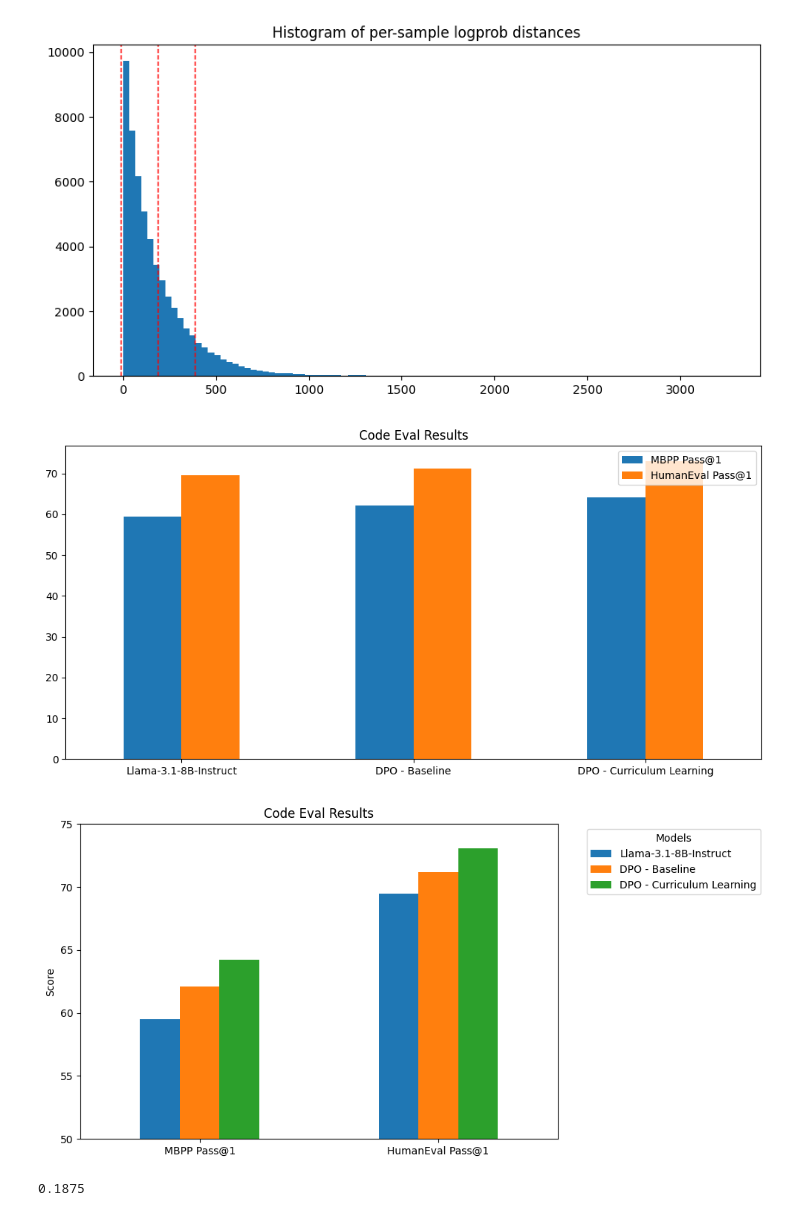
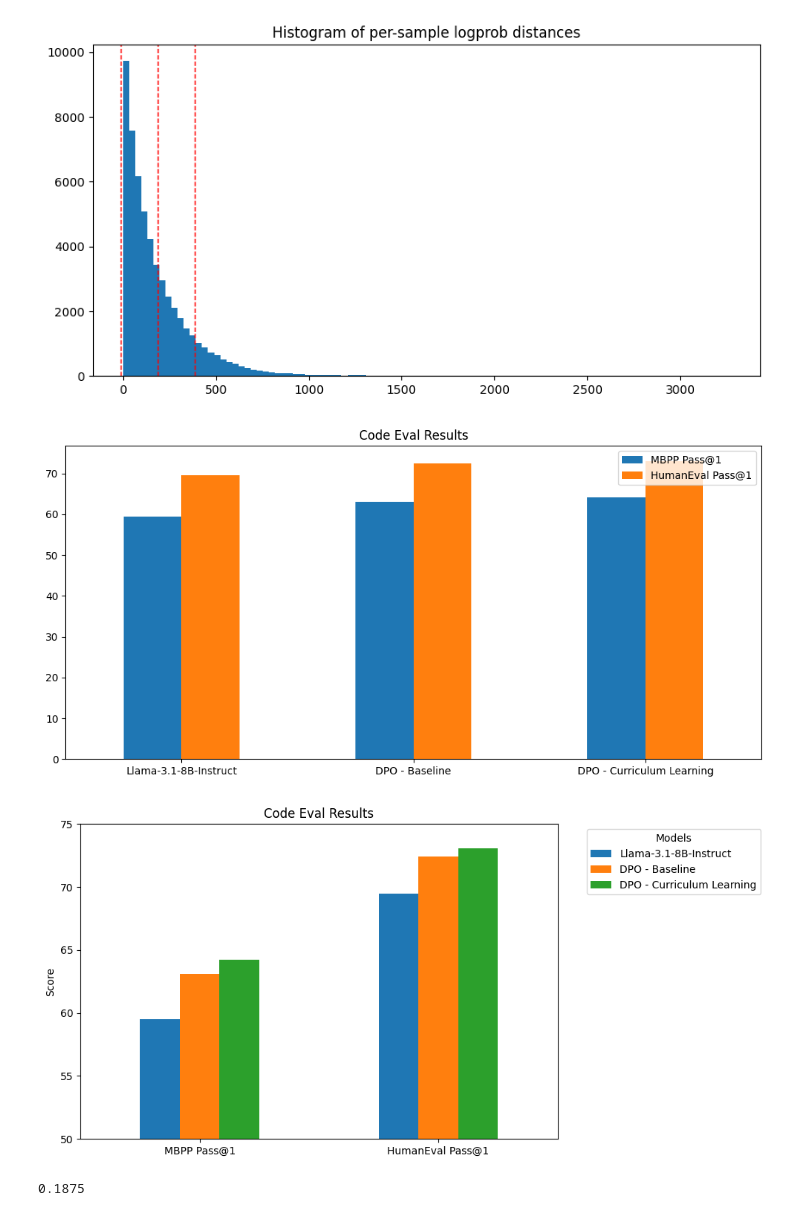
Before and after one commit to brianfitzgerald/smolmodels, a Jupyter notebook: notebooks/dpo_analysis.ipynb, the cells around one changed output. Cells and saved outputs as stored; diff of their text form; code cells hidden in the pictures.

```diff
--- a/notebooks/dpo_analysis.ipynb
+++ b/notebooks/dpo_analysis.ipynb
@@ -89,26 +89,26 @@ Text(0.5, 1.0, 'Histogram of per-sample logprob distances')
 # %%
 import pandas as pd
 
 MBPP = "MBPP Pass@1"
 HUMANEVAL = "HumanEval Pass@1"
 
 eval_results = [
     {"name": "Llama-3.1-8B-Instruct", MBPP: 59.5, HUMANEVAL: 69.5},
-    {"name": "DPO - Baseline", MBPP: 62.1, HUMANEVAL: 71.2},
+    {"name": "DPO - Baseline", MBPP: 63.1, HUMANEVAL: 72.4},
     {"name": "DPO - Curriculum Learning", MBPP: 64.2, HUMANEVAL: 73.1},
 ]
 
 eval_results_df = pd.DataFrame(eval_results)
 
 ax = eval_results_df.plot.bar(
     x="name", y=[MBPP, HUMANEVAL], figsize=(10, 5), title="Code Eval Results"
 )
 
 ax.set_xticklabels(ax.get_xticklabels(), rotation=0)
 ax.set_xlabel("")
 plt.tight_layout()
 # %% [output]
-[figure, old version]
+[figure, new version]
 # %%
 eval_results_df_inverted = eval_results_df.copy()
 eval_results_df_inverted.set_index("name", inplace=True)
@@ -121,9 +121,10 @@ plt.xticks(rotation=0)  # Keep group labels horizontal
 plt.ylabel("Score")
 plt.legend(title="Models", bbox_to_anchor=(1.05, 1), loc="upper left")
 plt.tight_layout()
+plt.savefig(os.path.expanduser('~/blog/blog/2024-11-28-dpo-pruning/eval_results.png'))
 plt.show()
 # %% [output]
-[figure, old version]
+[figure, new version]
 # %%
 from IPython.display import display, Markdown
 sampled_codecontests_df = pd.read_parquet("../data/codecontests_dpo.parquet")
```
